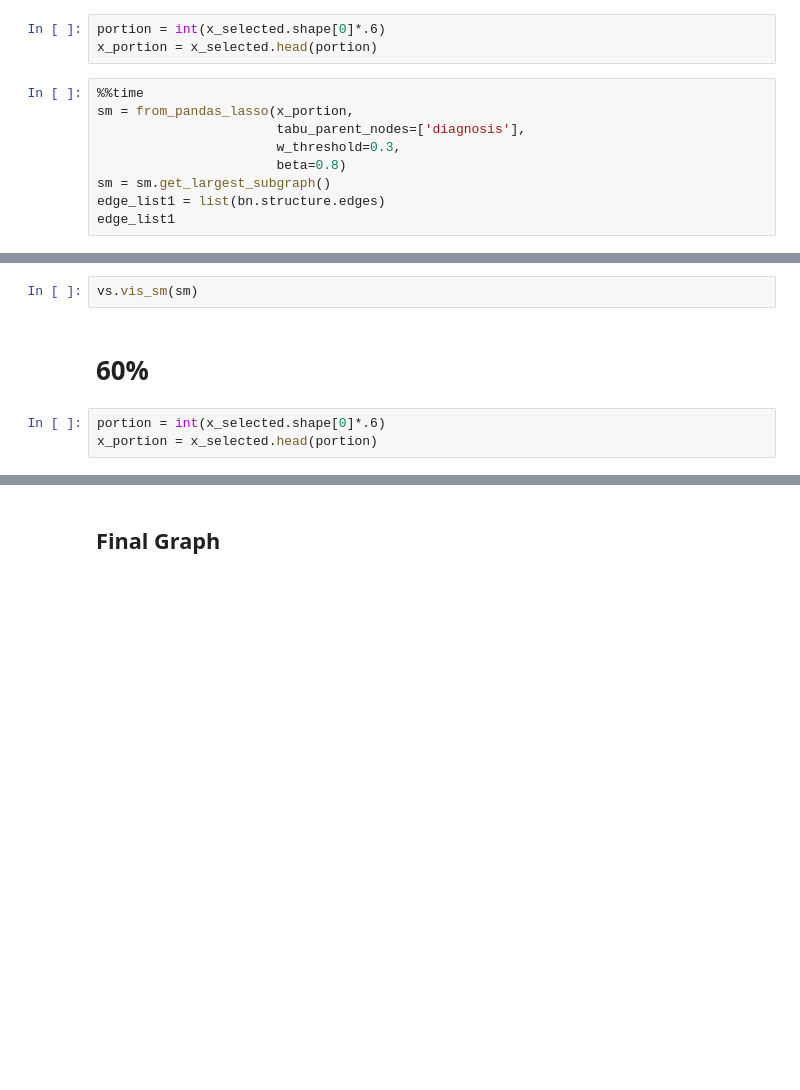
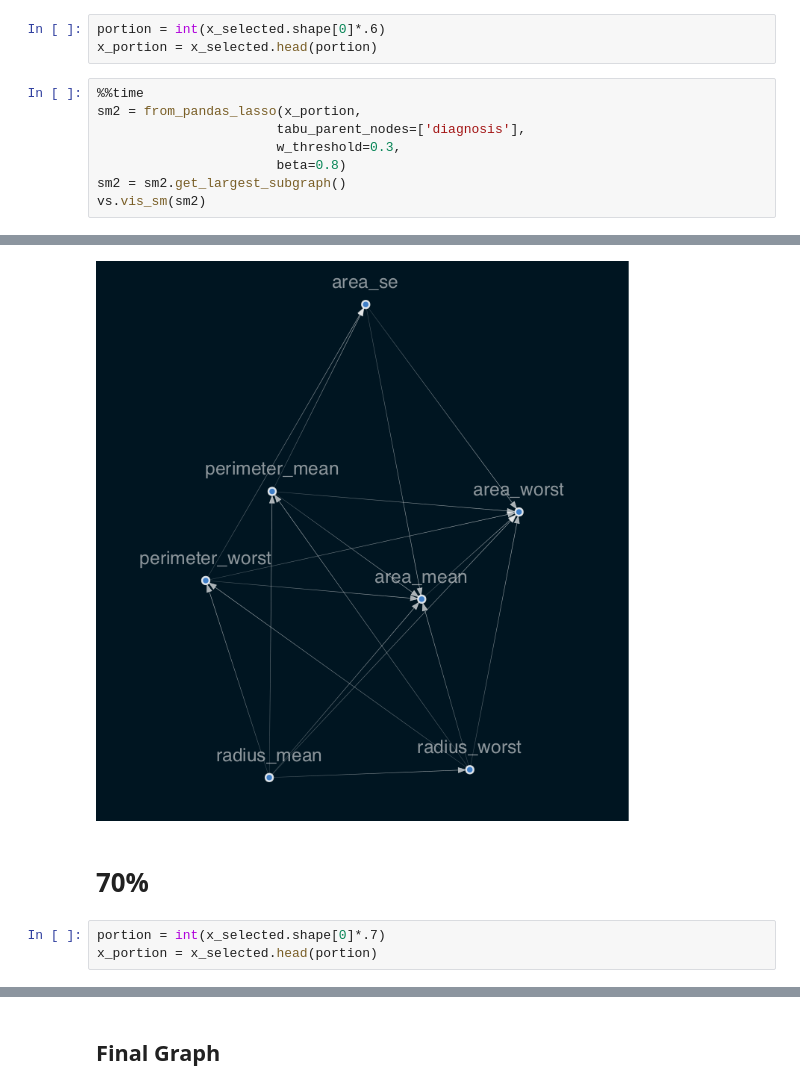
Before and after one commit to 10-Academy-quad-squad/casual-graph, a Jupyter notebook: notebooks/3. CausalLearning.ipynb, the cells around one changed output, grey strips where cells are left out. Drawn from its saved outputs; the diff is of its cells as text; blank space fills up the shorter version.

Commit message:
feat: create graph with more percentage of data

```diff
--- a/notebooks/3. CausalLearning.ipynb
+++ b/notebooks/3. CausalLearning.ipynb
@@ -146,10 +124,10 @@ portion = int(x_selected.shape[0]*.6)
 x_portion = x_selected.head(portion)
 # %%
 %%time
-sm = from_pandas_lasso(x_portion,
+sm2 = from_pandas_lasso(x_portion,
                        tabu_parent_nodes=['diagnosis'],
                        w_threshold=0.3,
                        beta=0.8)
-sm = sm.get_largest_subgraph()
-edge_list1 = list(bn.structure.edges)
-edge_list1
+sm2 = sm2.get_largest_subgraph()
+vs.vis_sm(sm2)
+# %% [output]
@@ -156,9 +136,8 @@ edge_list1
+[figure, added]
-# %%
-vs.vis_sm(sm)
 # %% [markdown]
-# 60%
+# 70%
 # %%
-portion = int(x_selected.shape[0]*.6)
+portion = int(x_selected.shape[0]*.7)
 x_portion = x_selected.head(portion)
 # %%
 %%time
```
Also changed, not shown: parts of 9 cells of this notebook, 1 other file.
